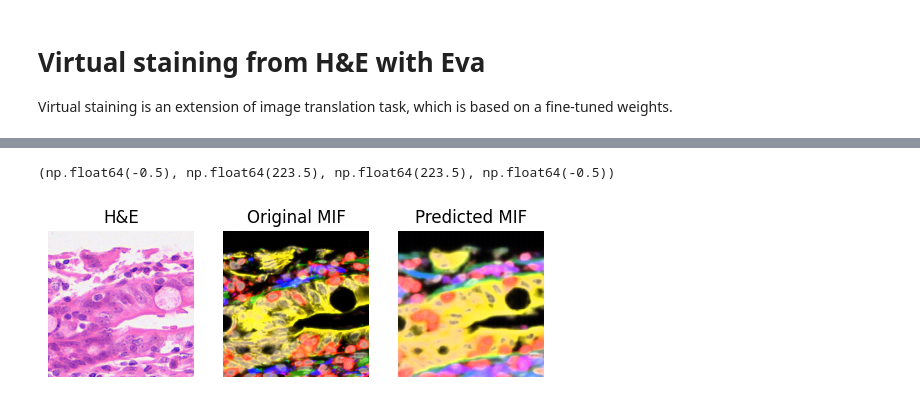
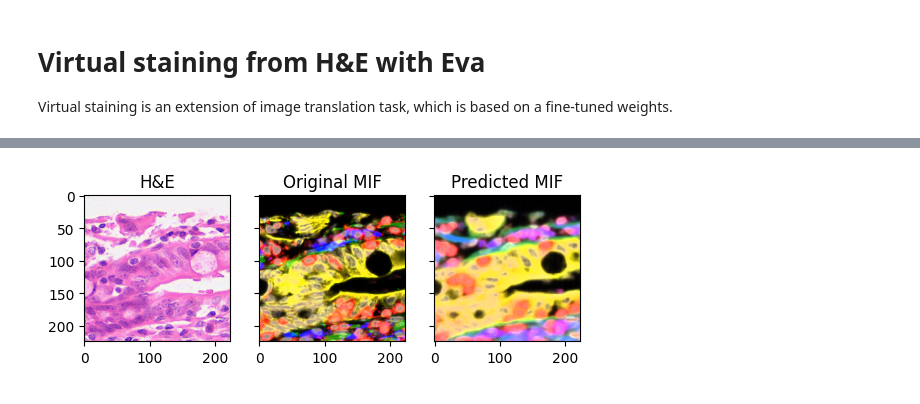
Before and after one commit to YAndrewL/Eva, a Jupyter notebook: tutorials/virtual_stain.ipynb, the cells around one changed output, grey strips where cells are left out. Drawn from its saved outputs; the diff is of its cells as text; code cells hidden in the pictures.

```diff
--- a/tutorials/virtual_stain.ipynb
+++ b/tutorials/virtual_stain.ipynb
@@ -54,32 +58,31 @@ with torch.no_grad():
 # %%
 # visualization some selected channels
 selected_biomarkers = ['DAPI', 'CD45', 'aSMA', 'CD31', 'Keratin8/18']
 selected_idx = [biomarkers.index(m) for m in selected_biomarkers]
 
 pred_vis = image_recon.detach().cpu().numpy()[0][..., selected_idx]
 gt_vis = mif_patch_np[..., selected_idx]
 
 selected_colors = ['gray', 'red', 'green', 'blue', 'yellow']
 
 predicted_overlay = compose_overlay(
     pred_vis, colors=selected_colors, channels=list(range(len(selected_idx)))
 )
 original_overlay = compose_overlay(
     gt_vis, colors=selected_colors, channels=list(range(len(selected_idx)))
 )
 
-fig, ax = plt.subplots(1, 3)
+fig, ax = plt.subplots(1, 3, sharey=True)
 
 ax[0].imshow(he_patch_np.astype(np.float32))
 ax[1].imshow(original_overlay)
 ax[2].imshow(predicted_overlay)
 
 ax[0].set_title("H&E")
 ax[1].set_title("Original MIF")
 ax[2].set_title("Predicted MIF")
-ax[0].axis("off")
-ax[1].axis("off")
-ax[2].axis("off")
+
+ax[1].sharey(ax[0])
+ax[2].sharey(ax[0])
 # %% [output]
-(np.float64(-0.5), np.float64(223.5), np.float64(223.5), np.float64(-0.5))
-[figure, old version]
+[figure, new version]
```
Also changed, not shown: parts of 1 cell of this notebook, 2 other files.
